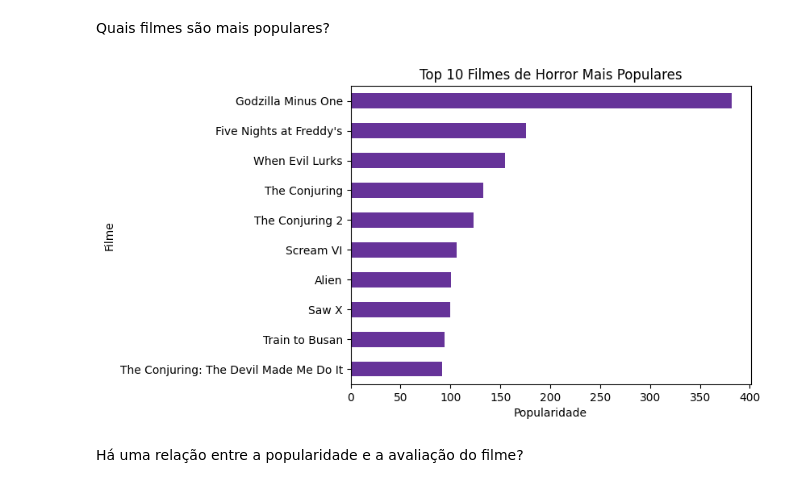
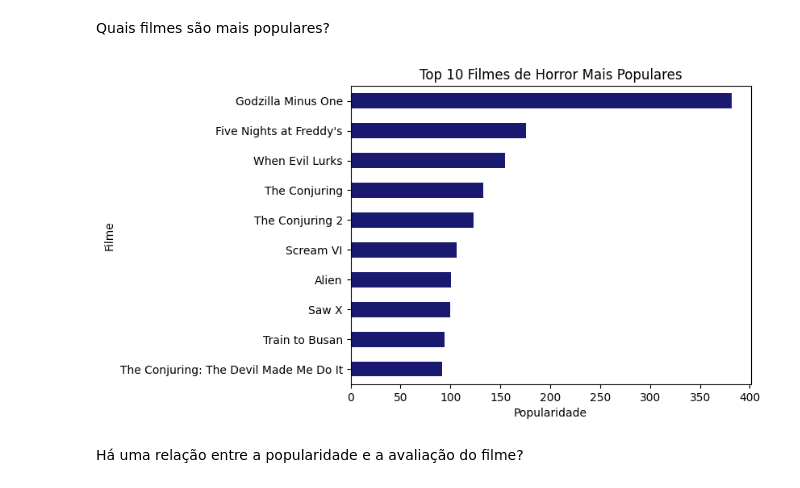
Before and after one commit to LidiMG/Mentoria_Artemisia, a Jupyter notebook: Semana_1/Horror_Movies.ipynb, the cells around one changed output. Cells and saved outputs as stored; diff of their text form; code cells hidden in the pictures.

```diff
--- a/Semana_1/Horror_Movies.ipynb
+++ b/Semana_1/Horror_Movies.ipynb
@@ -274,15 +273,15 @@ Quais filmes são mais populares?
 # %%
 top_10_filmes_popularidade = df.sort_values(by='Popularidade', ascending=False).head(10)
 
-ax_f = top_10_filmes_popularidade.plot(kind="barh", x='Titulo', y='Popularidade', color="rebeccapurple", legend=False)
+top_10_filmes_popularidade.plot(kind="barh", x='Titulo', y='Popularidade', color="midnightblue", legend=False)
 plt.ylabel("Filme")
 plt.xlabel("Popularidade")
 plt.title("Top 10 Filmes de Horror Mais Populares")
 plt.xticks(rotation=0)
 plt.gca().invert_yaxis()
 plt.show()
 # %% [output]
-[figure, old version]
+[figure, new version]
 # %% [markdown]
 Há uma relação entre a popularidade e a avaliação do filme?
 # %%
```
Also changed, not shown: parts of 7 cells of this notebook, 1 other file.
